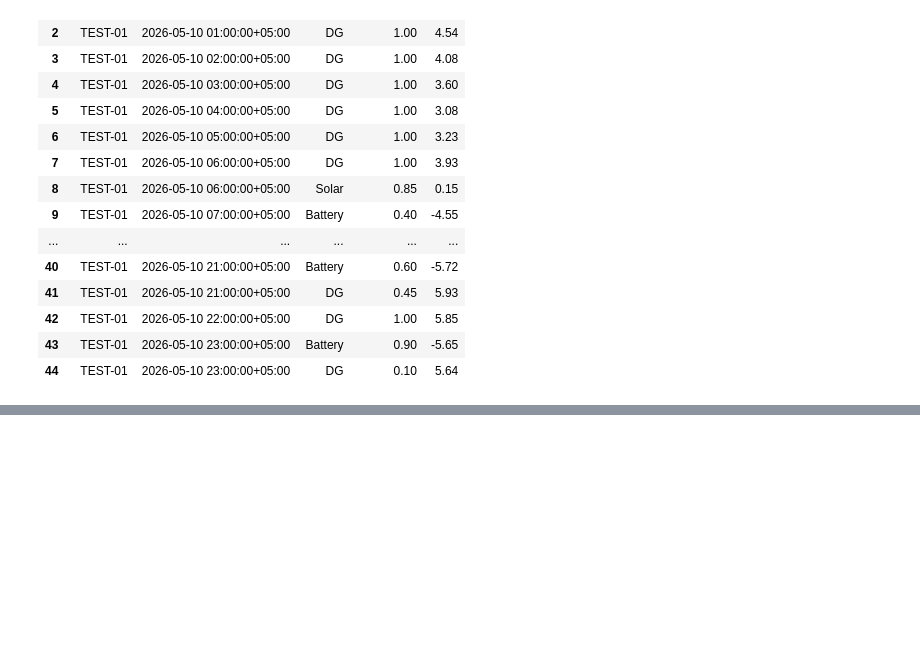
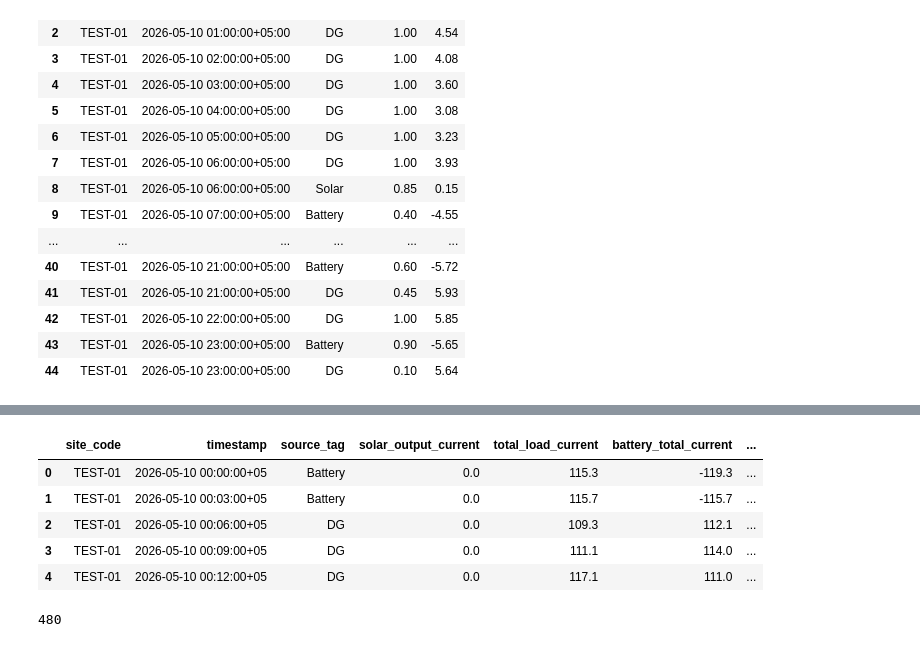
Before and after one commit to AhmadKhanSenpai/data_engineering_challenge, a Jupyter notebook: testing.ipynb, the cells around one changed output, grey strips where cells are left out. Cells and saved outputs as stored; diff of their text form; code cells hidden in the pictures; blank space fills up the shorter version.

```diff
--- a/testing.ipynb
+++ b/testing.ipynb
@@ -278,0 +295,51 @@ result.to_csv("Task3_Output.csv", index=False)
+# %%
+df = df.rename(
+    columns={
+        "Site Code": "site_code",
+        "Source Tag": "source_tag",
+        "Timestamp": "timestamp",
+        "Solar Output Current": "solar_output_current",
+        "Total Load Current": "total_load_current",
+        "Battery Total Current": "battery_total_current",
+        "Total Voltage": "total_voltage",
+    }
+)
+
+df.head()
+# %% [output]
+|  | site_code | timestamp | source_tag | solar_output_current | total_load_current | battery_total_current | ... |
+| 0 | TEST-01 | 2026-05-10 00:00:00+05 | Battery | 0.0 | 115.3 | -119.3 | ... |
+| 1 | TEST-01 | 2026-05-10 00:03:00+05 | Battery | 0.0 | 115.7 | -115.7 | ... |
+| 2 | TEST-01 | 2026-05-10 00:06:00+05 | DG | 0.0 | 109.3 | 112.1 | ... |
+| 3 | TEST-01 | 2026-05-10 00:09:00+05 | DG | 0.0 | 111.1 | 114.0 | ... |
+| 4 | TEST-01 | 2026-05-10 00:12:00+05 | DG | 0.0 | 117.1 | 111.0 | ... |
+# %%
+import os
+from dotenv import load_dotenv
+
+load_dotenv()
+
+# I always use env variables just to secure my personal info like password
+DB_USER = os.getenv("DB_USER")
+DB_PASSWORD = os.getenv("DB_PASSWORD")
+DB_HOST = os.getenv("DB_HOST")
+DB_PORT = os.getenv("DB_PORT")
+DB_NAME = os.getenv("DB_NAME")
+
+# connecting to the database using sqlalchemy engine
+engine = create_engine(
+    f"postgresql+psycopg2://{DB_USER}:{DB_PASSWORD}@{DB_HOST}:{DB_PORT}/{DB_NAME}"
+)
+
+# injecting the data into the database
+# i am using append method becasue we already created the table schema as best practice
+# "multi" method is used to insert multiple rows instead of indivicual insert statements
+df.to_sql(
+    "sensor_readings",
+    con=engine,
+    if_exists="append",
+    index=False,
+    method="multi",
+)
+# %% [output]
+480
```
Also changed, not shown: parts of 2 cells of this notebook.
